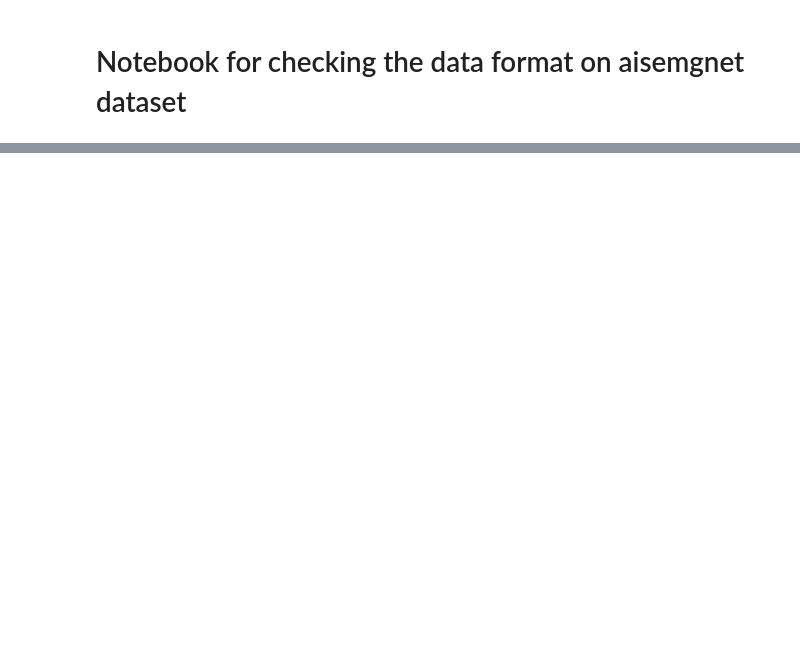
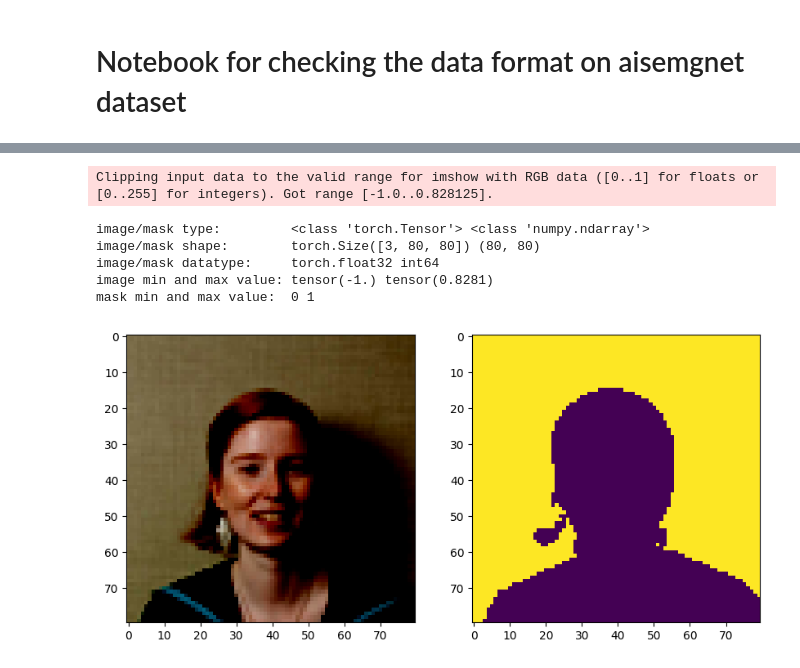
Before and after one commit to laggezhd/giga-sam, a Jupyter notebook: max78000/testing/dataset_test_aisegment.ipynb, the cells around one changed output, grey strips where cells are left out. Saved outputs shown, nothing was run; the diff lists cells and outputs as text; code cells hidden in the pictures; blank space fills up the shorter version.

Commit message:
Adjusted mask datatype.

```diff
--- a/max78000/testing/dataset_test_aisegment.ipynb
+++ b/max78000/testing/dataset_test_aisegment.ipynb
@@ -462,5 +464,5 @@ datasets = [
     }
 ]
 # %%
-args = argparse.Namespace(act_mode_8bit=False)
-train_dataset, test_dataset = AISegment80_get_datasets(("../dataset", args), load_train=False, load_test=True)
+args = argparse.Namespace(act_mode_8bit=False, truncate_testset=False)
+train_dataset, test_dataset = AISegment80_get_datasets(("../../dataset/", args), load_train=False, load_test=True)
@@ -467,21 +477,29 @@ train_dataset, test_dataset = AISegment80_get_datasets(("../dataset", args), loa
 # %%
 num_examples = 1
 
 # create figure
 fig = plt.figure(figsize=(10,24))
 
 for i in range(0, num_examples):
-    image, mask = train_dataset.__getitem__(i)
+    image, mask = test_dataset.__getitem__(i)
 
     print("image/mask type:        ", type(image), type(mask))
     print("image/mask shape:       ", image.shape, mask.shape)
     print("image/mask datatype:    ", image.dtype, mask.dtype)
     print("image min and max value:", image.min(), image.max())
     print("mask min and max value: " , mask.min(), mask.max())
 
     plt.subplot(num_examples,2,2*i+1)
     plt.imshow(image.permute(1, 2, 0))
     plt.subplot(num_examples,2,2*i+2)
     plt.imshow(mask)
 
 plt.show()
+# %% [output]
+Clipping input data to the valid range for imshow with RGB data ([0..1] for floats or [0..255] for integers). Got range [-1.0..0.828125].
+image/mask type:         <class 'torch.Tensor'> <class 'numpy.ndarray'>
+image/mask shape:        torch.Size([3, 80, 80]) (80, 80)
+image/mask datatype:     torch.float32 int64
+image min and max value: tensor(-1.) tensor(0.8281)
+mask min and max value:  0 1
+[figure, added]
```
Also changed, not shown: parts of 2 cells of this notebook, 2 other files.
